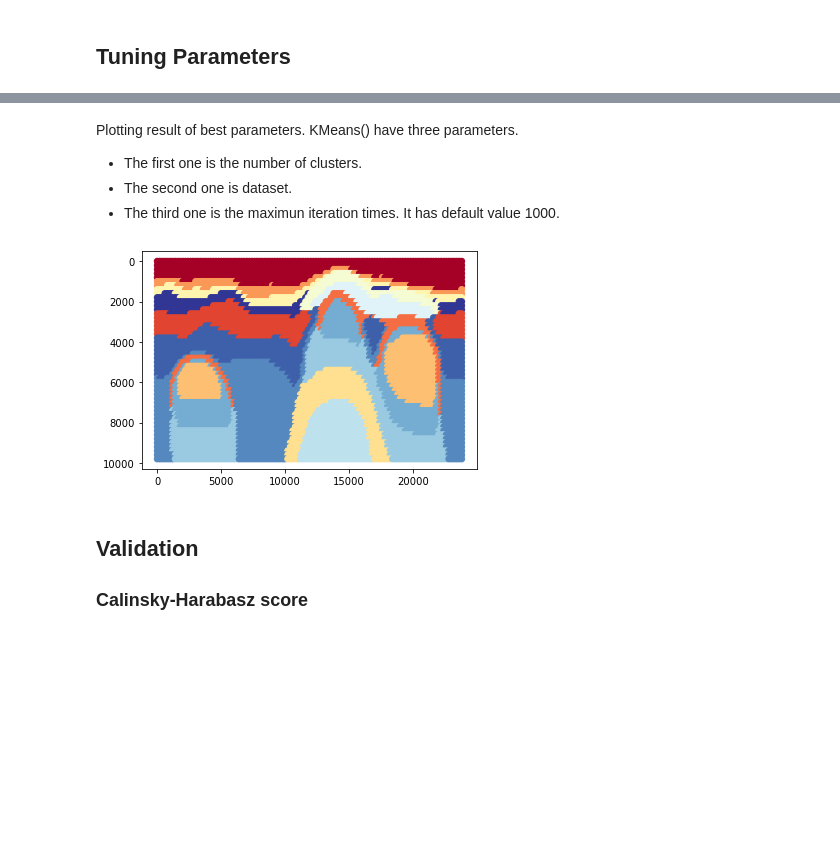
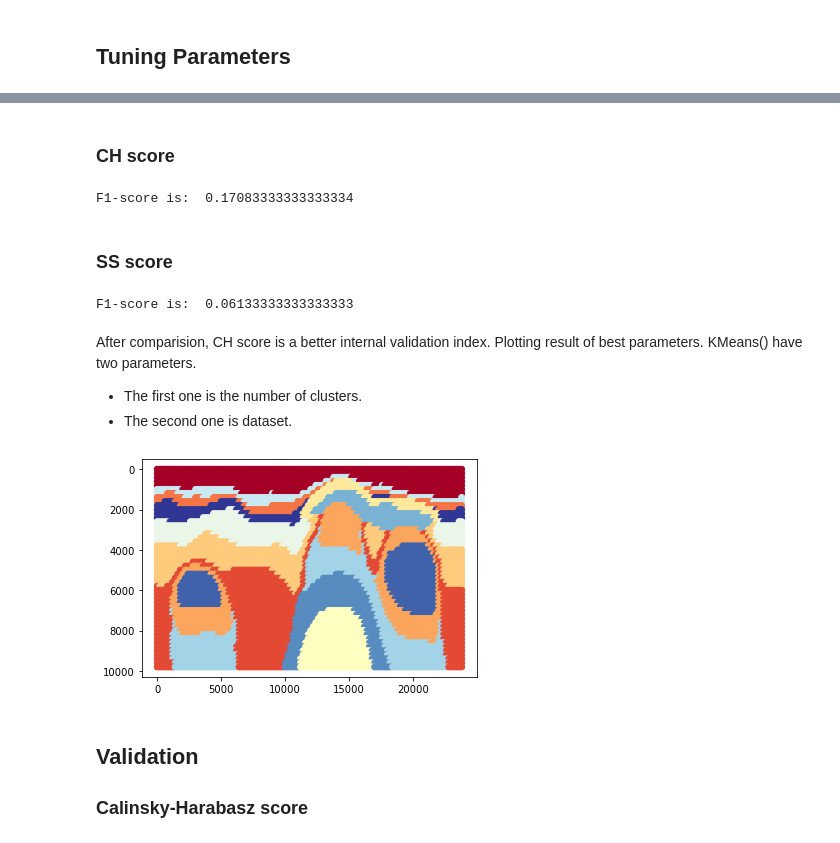
Before and after one commit to acse-yc220/finalProject, a Jupyter notebook: project.ipynb, the cells around one changed output, grey strips where cells are left out. Cells and saved outputs as stored; diff of their text form; code cells hidden in the pictures; blank space fills up the shorter version.

Commit message:
upload internal validation indexes choice

```diff
--- a/project.ipynb
+++ b/project.ipynb
@@ -100,15 +116,31 @@ print(parameters_k)
+# %% [markdown]
+### CH score
+# %%
+result_k = kMeans(13, data_preprocessing[:,:-2])
+output_k = output_2D(result_k,nan_list)
+calculatef1(output_k,input_data)
+# %% [output]
+F1-score is:  0.17083333333333334
+# %% [markdown]
+### SS score
+# %%
+result_k = kMeans(7, data_preprocessing[:,:-2])
+output_k = output_2D(result_k,nan_list)
+calculatef1(output_k,input_data)
+# %% [output]
+F1-score is:  0.06133333333333333
 # %% [markdown]
+After comparision, CH score is a better internal validation index.
 Plotting result of best parameters.
-KMeans() have three parameters.
+KMeans() have two parameters.
 - The first one is the number of clusters.
 - The second one is dataset.
-- The third one is the maximun iteration times. It has default value 1000.
 # %%
-result_k = kMeans(14, data_preprocessing[:,:-2], 800)
+result_k = kMeans(13, data_preprocessing[:,:-2])
 output_k = output_2D(result_k,nan_list)
 plotResult(data,output_k)
 # %% [output]
-[figure, old version]
+[figure, new version]
 # %% [markdown]
 ## Validation
 ### Calinsky-Harabasz score
```
Also changed, not shown: parts of 29 cells of this notebook, 1 other file.
